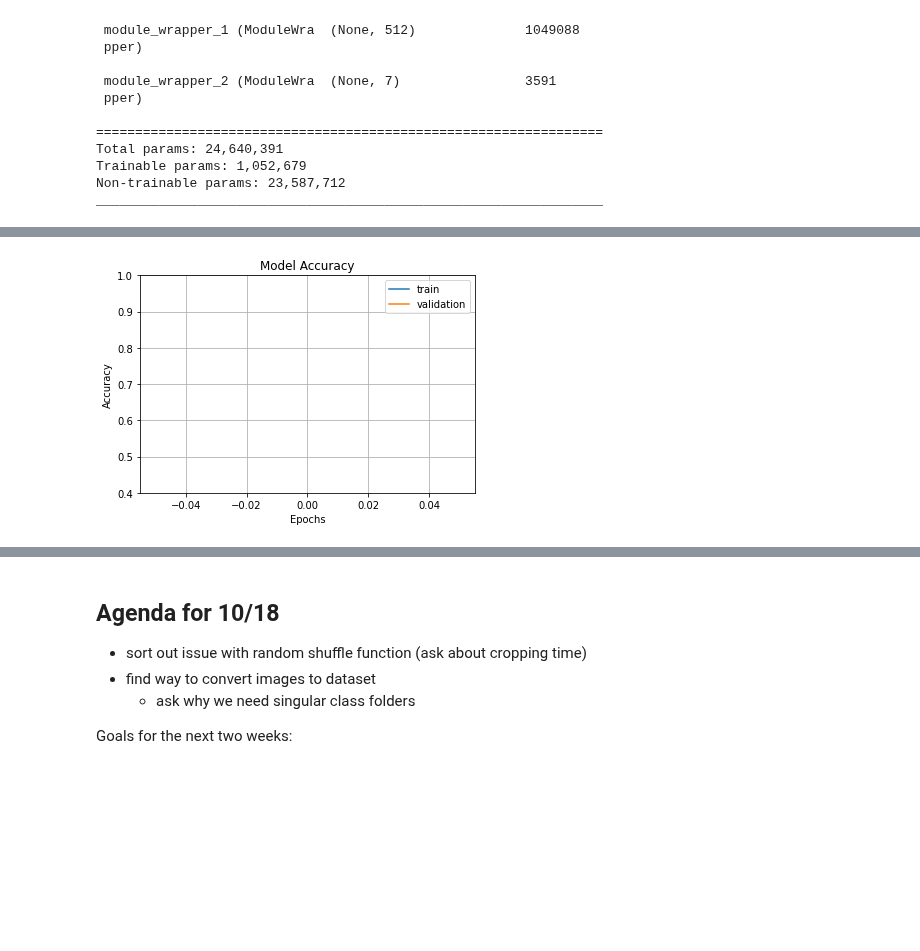
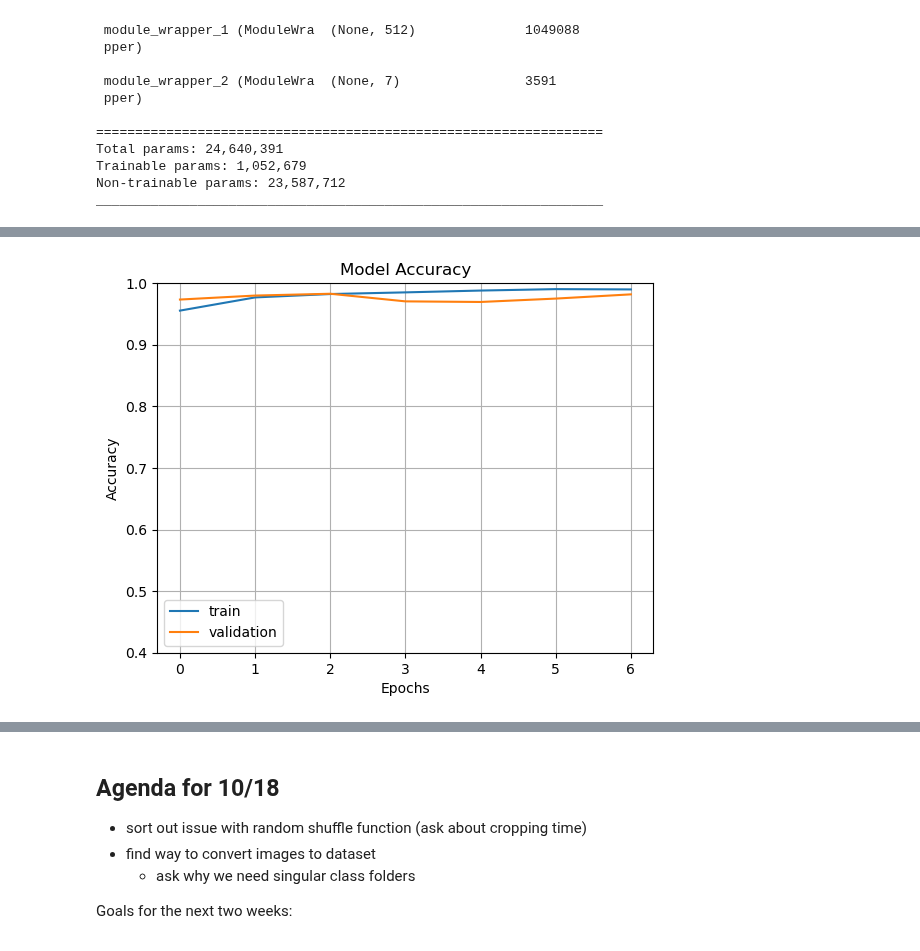
Before and after one commit to manavgurnani21/data_augmentation_tld_research, a Jupyter notebook: Preprocessing.ipynb, the cells around one changed output, grey strips where cells are left out. Drawn from its saved outputs; the diff is of its cells as text; code cells hidden in the pictures; blank space fills up the shorter version.

```diff
--- a/Preprocessing.ipynb
+++ b/Preprocessing.ipynb
@@ -263,9 +263,9 @@ from tensorflow.python.keras.layers import Dense, Flatten
 from tensorflow.keras.models import Sequential
 from tensorflow.keras.optimizers import Adam
 
-train_data_dir = '/content/cropped_images_randomized/train'
-test_data_dir = '/content/cropped_images_randomized/test'
-val_data_dir = '/content/cropped_images_randomized/val'
+train_data_dir = '/Users/manavgurnani21/Downloads/cropped_images_randomized/content/cropped_images_randomized/train'
+test_data_dir = '/Users/manavgurnani21/Downloads/cropped_images_randomized/content/cropped_images_randomized/test'
+val_data_dir = '/Users/manavgurnani21/Downloads/cropped_images_randomized/content/cropped_images_randomized/val'
 
 img_height = 180
 img_width = 180
@@ -364,13 +362,10 @@ resnet_model.compile(optimizer='adam',loss = tf.keras.losses.SparseCategoricalCr
 from keras.callbacks import ModelCheckpoint, EarlyStopping
 import matplotlib.pyplot as plt
 
-checkpoint = ModelCheckpoint("best_model_ever.h5", monitor='val_acc', verbose=1, save_best_only=True, save_weights_only=False, mode='auto', period=1)
-early = EarlyStopping(monitor='val_acc', min_delta=0, patience=15, verbose=1, mode='auto')
 resnet_history = resnet_model.fit(
   train_ds,
   validation_data=val_ds,
-  callbacks=[early, checkpoint],
-  epochs=1
+  epochs=7
 )
 
 fig1 = plt.gcf()
@@ -391,2 +396,2 @@ WARNING:tensorflow:Can save best model only with val_acc available, skipping.
-[figure, old version]
+[figure, new version]
 # %%
```
Also changed, not shown: parts of 4 cells of this notebook, 2 other files.
